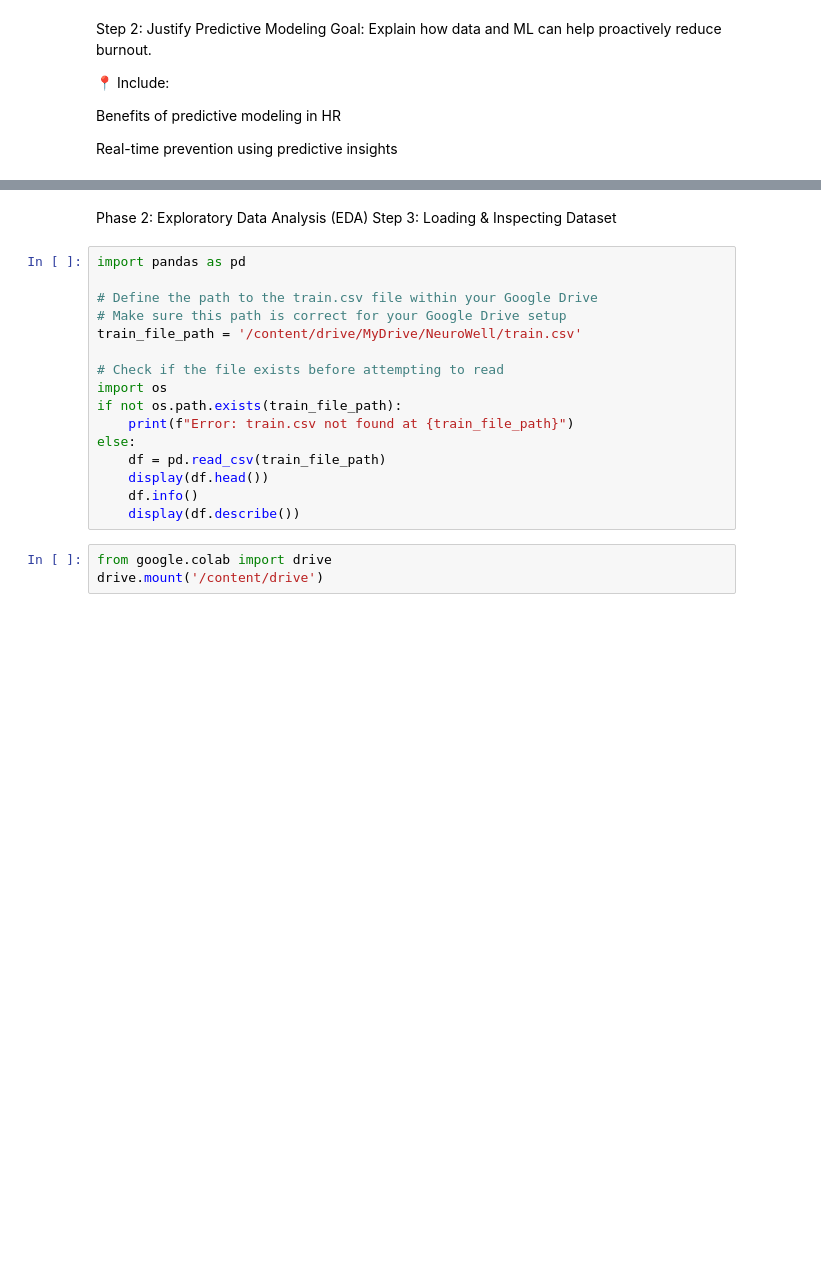
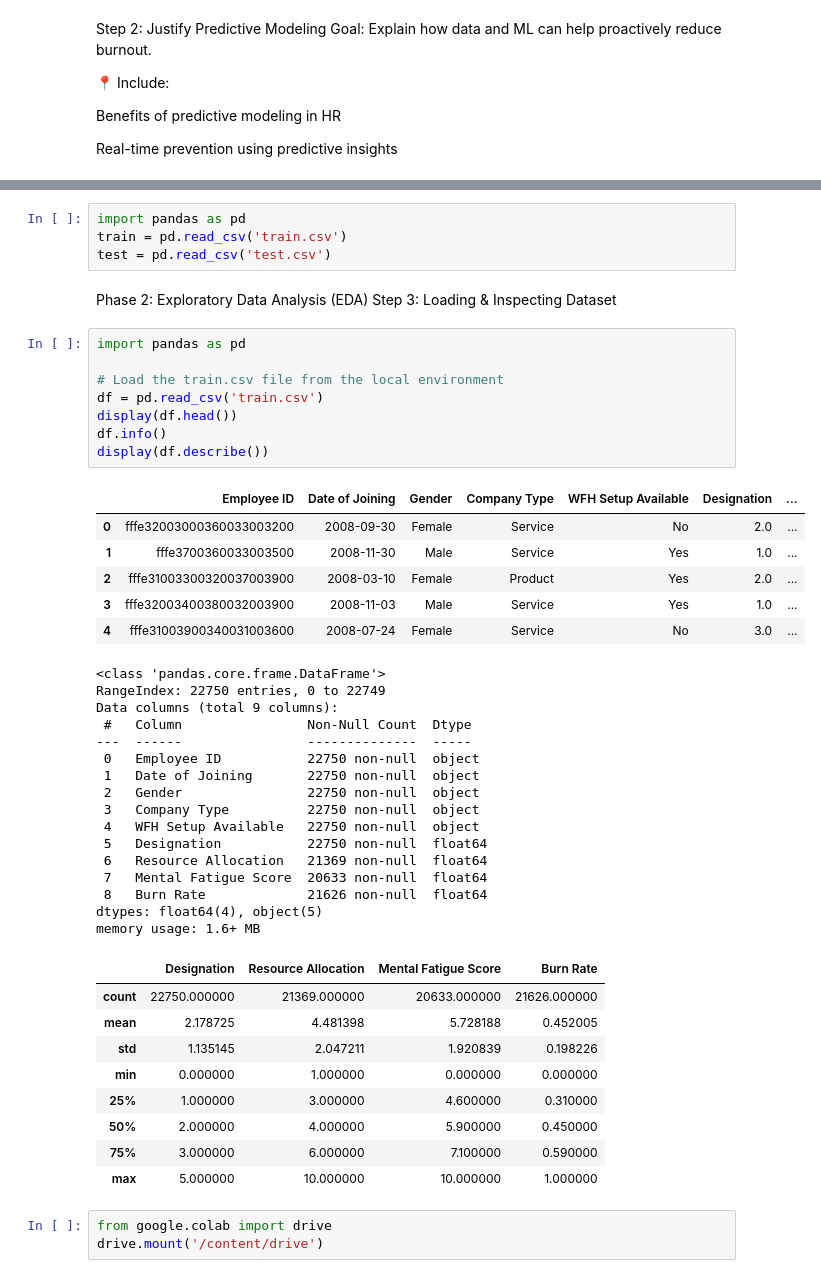
Before and after one commit to olumideadekunle/Data-Sharing-among-Business, a Jupyter notebook: Proactive_Insights_for_Employee_Well_being_Predicting_Burnout_with_Machine_Learning_3.ipynb, the cells around one changed output, grey strips where cells are left out. Saved outputs shown, nothing was run; the diff lists cells and outputs as text; blank space fills up the shorter version.

```diff
--- a/Proactive_Insights_for_Employee_Well_being_Predicting_Burnout_with_Machine_Learning_3.ipynb
+++ b/Proactive_Insights_for_Employee_Well_being_Predicting_Burnout_with_Machine_Learning_3.ipynb
@@ -116,22 +133,50 @@ Real-time prevention using predictive insights
+# %%
+import pandas as pd
+train = pd.read_csv('train.csv')
+test = pd.read_csv('test.csv')
 # %% [markdown]
 Phase 2: Exploratory Data Analysis (EDA)
 Step 3: Loading & Inspecting Dataset
-# %%
-import pandas as pd
-
-# Define the path to the train.csv file within your Google Drive
-# Make sure this path is correct for your Google Drive setup
-train_file_path = '/content/drive/MyDrive/NeuroWell/train.csv'
-
-# Check if the file exists before attempting to read
-import os
-if not os.path.exists(train_file_path):
-    print(f"Error: train.csv not found at {train_file_path}")
-else:
-    df = pd.read_csv(train_file_path)
-    display(df.head())
-    df.info()
-    display(df.describe())
+# %%
+import pandas as pd
+
+# Load the train.csv file from the local environment
+df = pd.read_csv('train.csv')
+display(df.head())
+df.info()
+display(df.describe())
+# %% [output]
+|  | Employee ID | Date of Joining | Gender | Company Type | WFH Setup Available | Designation | ... |
+| 0 | fffe32003000360033003200 | 2008-09-30 | Female | Service | No | 2.0 | ... |
+| 1 | fffe3700360033003500 | 2008-11-30 | Male | Service | Yes | 1.0 | ... |
+| 2 | fffe31003300320037003900 | 2008-03-10 | Female | Product | Yes | 2.0 | ... |
+| 3 | fffe32003400380032003900 | 2008-11-03 | Male | Service | Yes | 1.0 | ... |
+| 4 | fffe31003900340031003600 | 2008-07-24 | Female | Service | No | 3.0 | ... |
+<class 'pandas.core.frame.DataFrame'>
+RangeIndex: 22750 entries, 0 to 22749
+Data columns (total 9 columns):
+ #   Column                Non-Null Count  Dtype
+---  ------                --------------  -----
+ 0   Employee ID           22750 non-null  object
+ 1   Date of Joining       22750 non-null  object
+ 2   Gender                22750 non-null  object
+ 3   Company Type          22750 non-null  object
+ 4   WFH Setup Available   22750 non-null  object
+ 5   Designation           22750 non-null  float64
+ 6   Resource Allocation   21369 non-null  float64
+ 7   Mental Fatigue Score  20633 non-null  float64
+ 8   Burn Rate             21626 non-null  float64
+dtypes: float64(4), object(5)
+memory usage: 1.6+ MB
+|  | Designation | Resource Allocation | Mental Fatigue Score | Burn Rate |
+| count | 22750.000000 | 21369.000000 | 20633.000000 | 21626.000000 |
+| mean | 2.178725 | 4.481398 | 5.728188 | 0.452005 |
+| std | 1.135145 | 2.047211 | 1.920839 | 0.198226 |
+| min | 0.000000 | 1.000000 | 0.000000 | 0.000000 |
+| 25% | 1.000000 | 3.000000 | 4.600000 | 0.310000 |
+| 50% | 2.000000 | 4.000000 | 5.900000 | 0.450000 |
+| 75% | 3.000000 | 6.000000 | 7.100000 | 0.590000 |
+| max | 5.000000 | 10.000000 | 10.000000 | 1.000000 |
 # %%
 from google.colab import drive
 drive.mount('/content/drive')
```
Also changed, not shown: parts of 18 cells of this notebook.
